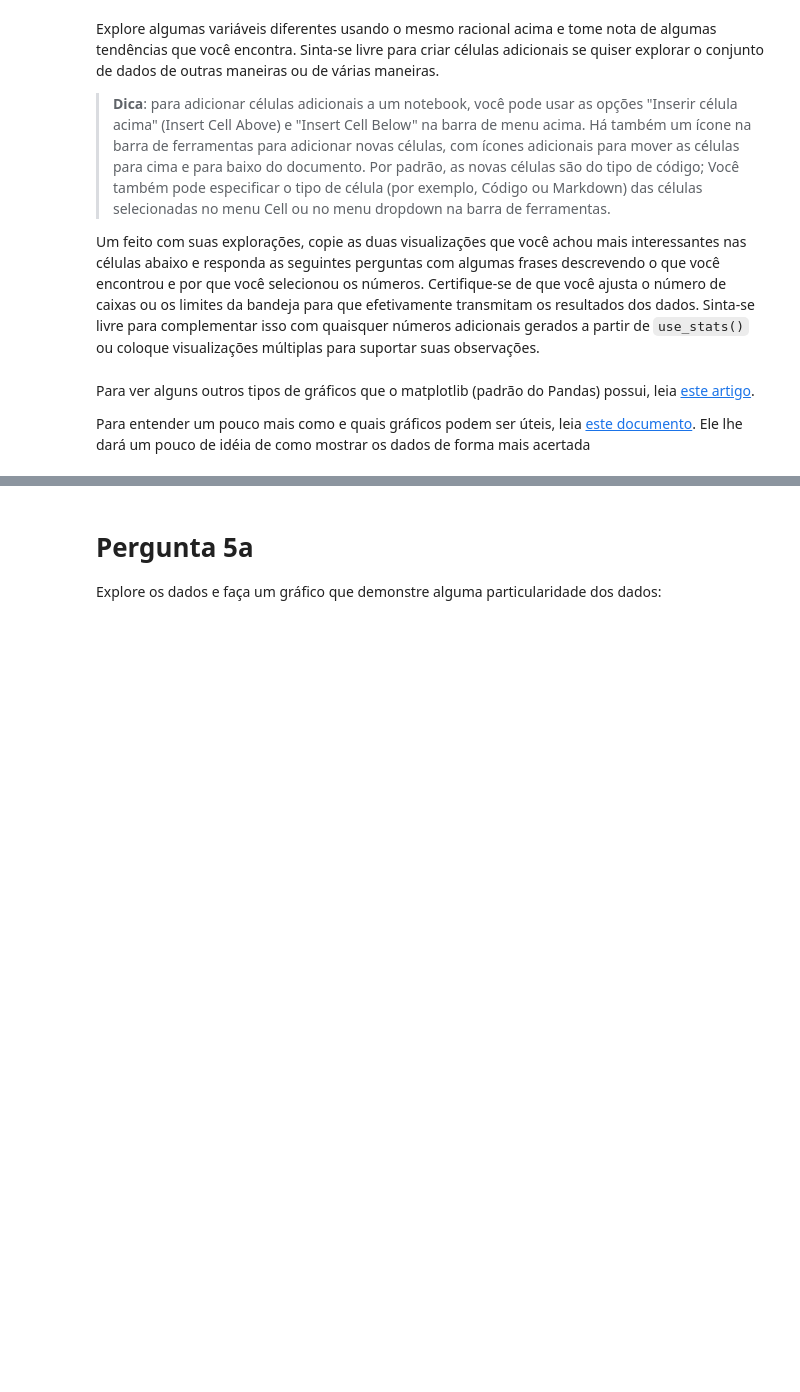
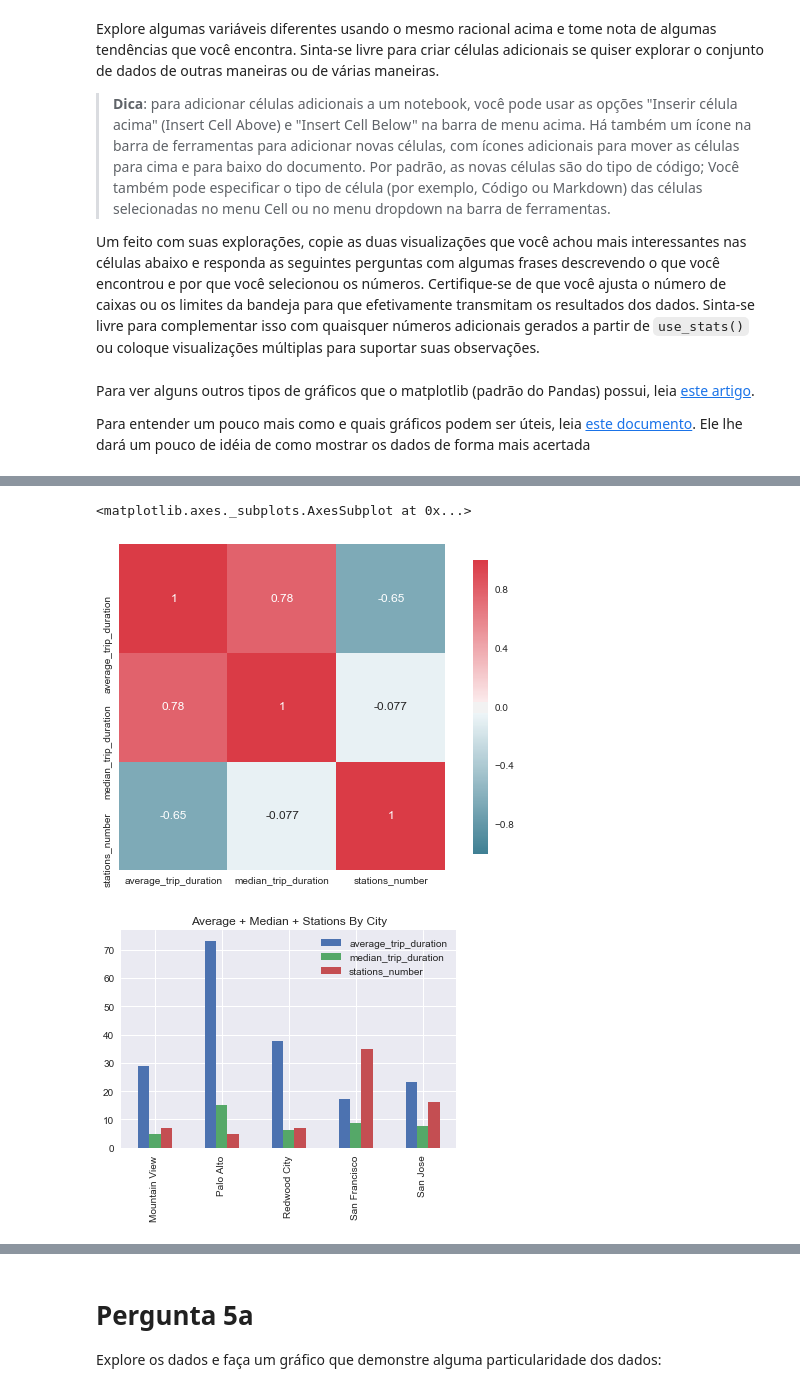
Before and after one commit to raphaelrrcoelho/bay-area-bike-share, a Jupyter notebook: Analise_Bay_Area_Bike_Share-NDFDSI.ipynb, the cells around one changed output, grey strips where cells are left out. Cells and saved outputs as stored; diff of their text form; code cells hidden in the pictures; blank space fills up the shorter version.

```diff
--- a/Analise_Bay_Area_Bike_Share-NDFDSI.ipynb
+++ b/Analise_Bay_Area_Bike_Share-NDFDSI.ipynb
@@ -421,0 +435,30 @@ Para entender um pouco mais como e quais gráficos podem ser úteis, leia [este
+# %%
+def plot_correlation_map( df ):
+    corr = df.corr()
+    _ , ax = plt.subplots( figsize =( 10 , 6 ) )
+    cmap = sns.diverging_palette( 220 , 10 , as_cmap = True )
+    _ = sns.heatmap(
+        corr,
+        cmap = cmap,
+        square=True,
+        cbar_kws={ 'shrink' : .9 },
+        ax=ax,
+        annot = True,
+        annot_kws = { 'fontsize' : 12 }
+    )
+# %%
+average_trip_duration_by_city = trip_data.pivot_table(values='duration', index=['end_city'], aggfunc=np.mean)
+median_trip_duration_by_city = trip_data.pivot_table(values='duration', index=['end_city'], aggfunc=np.median)
+
+station_map = create_station_mapping(station_data)
+
+cities = set(station_map.values())
+
+stations_count_by_city = [ sum(station_city == city for station_city in station_map.values()) for city in cities ]
+stations_by_city = pd.DataFrame(stations_count_by_city, index=cities, columns=['stations_by_city'])
+# %%
+duration_stations_data = pd.concat(
+    [average_trip_duration_by_city, median_trip_duration_by_city, stations_by_city],
+    axis=1)
+
+duration_stations_data.columns = ['average_trip_duration', 'median_trip_duration', 'stations_number']
@@ -421,0 +474,7 @@ Para entender um pouco mais como e quais gráficos podem ser úteis, leia [este
+# %%
+plot_correlation_map(duration_stations_data)
+duration_stations_data.plot(title='Average + Median + Stations By City', kind='bar')
+# %% [output]
+<matplotlib.axes._subplots.AxesSubplot at 0x...>
+[figure, added]
+[figure, added]
```
Also changed, not shown: parts of 12 cells of this notebook, 1 other file.
